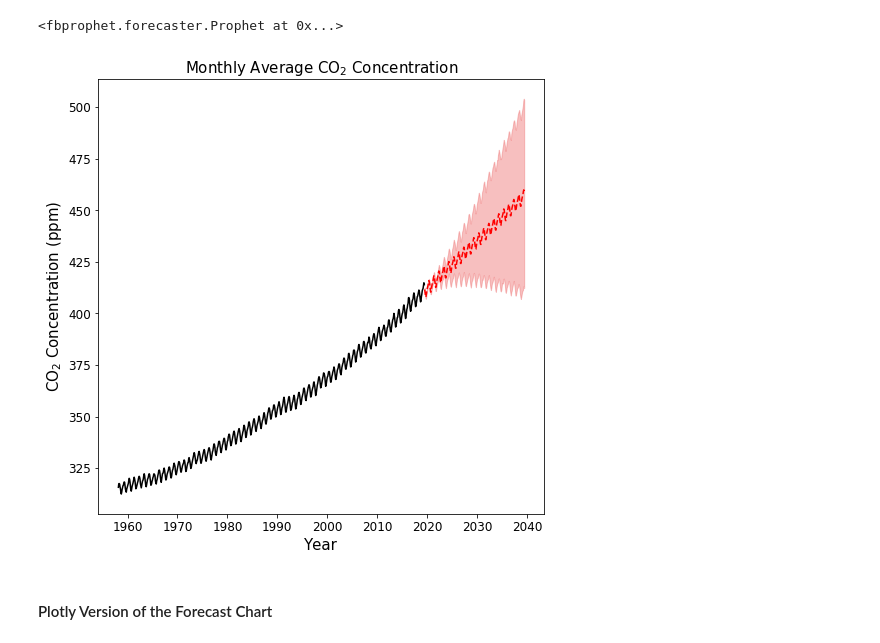
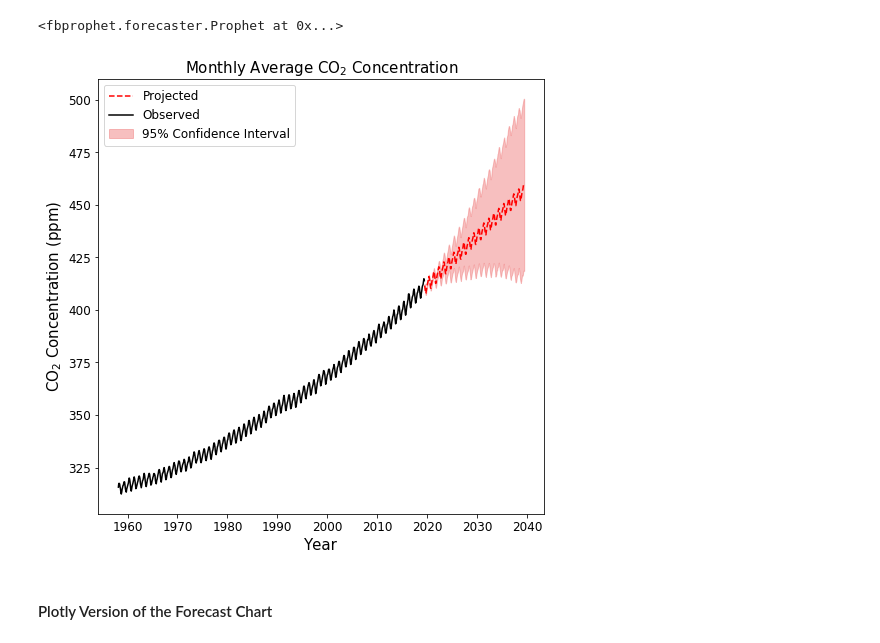
Before and after one commit to vrif/portfolio, a Jupyter notebook: Notebooks/Time Series - Keeling Curve.ipynb, the cells around one changed output. Drawn from its saved outputs; the diff is of its cells as text; code cells hidden in the pictures.

Commit message:
Add legend to matplotlib

```diff
--- a/Notebooks/Time Series - Keeling Curve.ipynb
+++ b/Notebooks/Time Series - Keeling Curve.ipynb
@@ -94,26 +94,27 @@ keeling_fcst = keeling_model.predict(future_dates)
 # %%
 #Font Settings
 font_size_title = 20
 font_size_label = 15
 font_size_tick = 12
 
 #Grabbing the first index
 first_idx = df_prophet.shape[0]
 
 plt.figure(figsize=(8,8))
 
 plt.fill_between(keeling_fcst['ds'][first_idx:], keeling_fcst['yhat_lower'][first_idx:],
                  keeling_fcst['yhat_upper'][first_idx:], color='lightcoral', alpha = 0.5)
 plt.plot(keeling_fcst['ds'][first_idx:], keeling_fcst['yhat'][first_idx:], color='red', linestyle ='dashed')
 plt.plot(df_prophet['ds'].astype('datetime64'), df_prophet['y'], 'k-')
 plt.xlabel('Year', fontsize=font_size_label)
 plt.ylabel('CO$_2$ Concentration (ppm)', fontsize=font_size_label)
 plt.title('Monthly Average CO$_2$ Concentration', fontsize=font_size_label);
 plt.xticks(fontsize=font_size_tick)
 plt.yticks(fontsize=font_size_tick)
+plt.legend(['Projected', 'Observed', '95% Confidence Interval'], loc='upper left', fontsize=12)
 plt.show();
 # %% [output]
-[figure, old version]
+[figure, new version]
 # %% [markdown]
 #### Plotly Version of the Forecast Chart
 # %% [markdown]
```
